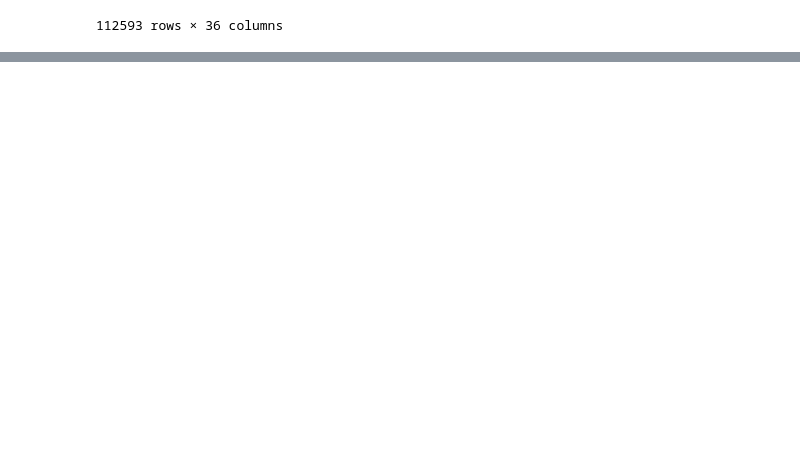
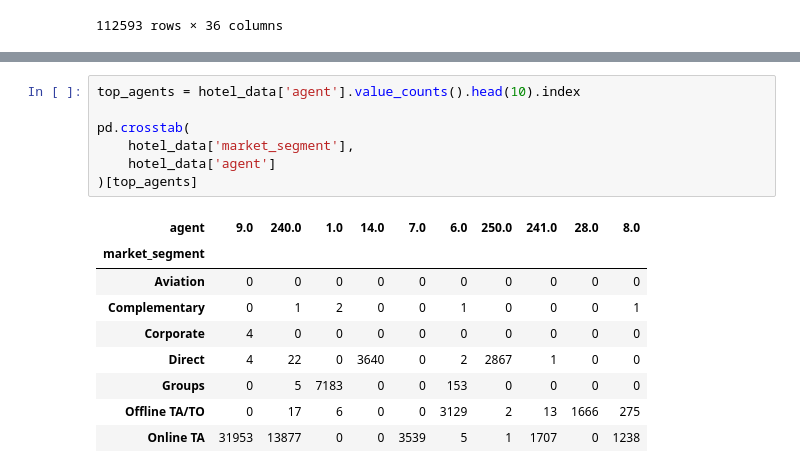
Before and after one commit to Bigie11/Swing-calculator-, a Jupyter notebook: Hotel_dataset.ipynb, the cells around one changed output, grey strips where cells are left out. Drawn from its saved outputs; the diff is of its cells as text; blank space fills up the shorter version.

```diff
--- a/Hotel_dataset.ipynb
+++ b/Hotel_dataset.ipynb
@@ -199,0 +408,17 @@ hotel_data[hotel_data['company'].isnull()]
+# %%
+top_agents = hotel_data['agent'].value_counts().head(10).index
+
+pd.crosstab(
+    hotel_data['market_segment'],
+    hotel_data['agent']
+)[top_agents]
+# %% [output]
+| agent | 9.0 | 240.0 | 1.0 | 14.0 | 7.0 | 6.0 | 250.0 | 241.0 | 28.0 | 8.0 |
+| market_segment |  |  |  |  |  |  |  |  |  |  |
+| Aviation | 0 | 0 | 0 | 0 | 0 | 0 | 0 | 0 | 0 | 0 |
+| Complementary | 0 | 1 | 2 | 0 | 0 | 1 | 0 | 0 | 0 | 1 |
+| Corporate | 4 | 0 | 0 | 0 | 0 | 0 | 0 | 0 | 0 | 0 |
+| Direct | 4 | 22 | 0 | 3640 | 0 | 2 | 2867 | 1 | 0 | 0 |
+| Groups | 0 | 5 | 7183 | 0 | 0 | 153 | 0 | 0 | 0 | 0 |
+| Offline TA/TO | 0 | 17 | 6 | 0 | 0 | 3129 | 2 | 13 | 1666 | 275 |
+| Online TA | 31953 | 13877 | 0 | 0 | 3539 | 5 | 1 | 1707 | 0 | 1238 |
```
Also changed, not shown: parts of 17 cells of this notebook.
